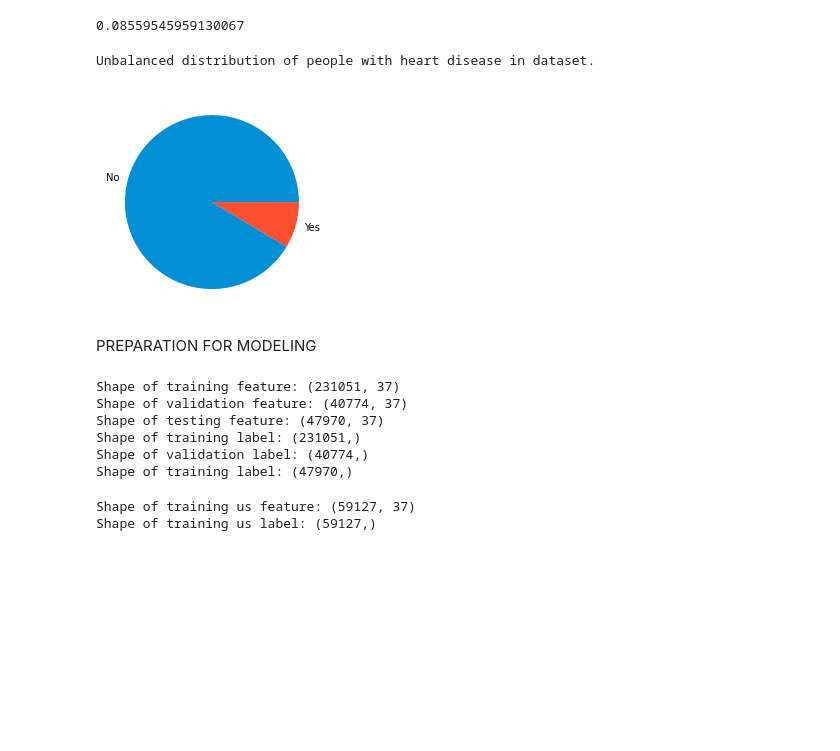
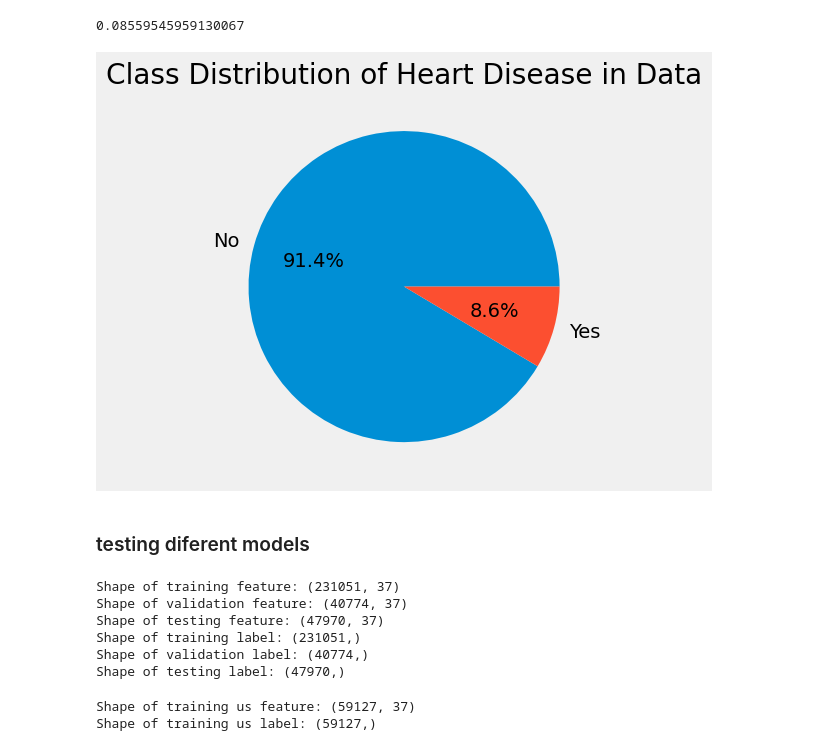
Before and after one commit to Krystkowiakk/Heart-Disease-Patients-Classification, a Jupyter notebook: Krystkowiak_Krystian_Project_4_Classification_on-Heart_Disease_Indicators.ipynb, the cells around one changed output. Cells and saved outputs as stored; diff of their text form; code cells hidden in the pictures; blank space fills up the shorter version.

```diff
--- a/Krystkowiak_Krystian_Project_4_Classification_on-Heart_Disease_Indicators.ipynb
+++ b/Krystkowiak_Krystian_Project_4_Classification_on-Heart_Disease_Indicators.ipynb
@@ -126,16 +128,18 @@ df.HeartDisease.mean()
 # %% [output]
 0.08559545959130067
-# %%
-print('Unbalanced distribution of people with heart disease in dataset.')
-plt.pie(df['HeartDisease'].value_counts(), labels = ['No', 'Yes'])
-plt.show()
-# %% [output]
-Unbalanced distribution of people with heart disease in dataset.
-[figure, removed]
+# %%
+counts = df['HeartDisease'].value_counts()
+labels = ['No', 'Yes']
+plt.pie(counts, labels = labels, autopct='%1.1f%%')
+plt.title("Class Distribution of Heart Disease in Data")
+plt.savefig('class_distribution.png')
+plt.show()
+# %% [output]
+[figure, added]
 # %%
 #considered feature engineering (combining smoking and drinking with physical activity or age did not bring visible results, proceeding to modelling
-# %% [markdown]
-PREPARATION FOR MODELING
+# %% [markdown]
+### testing diferent models
 # %%
 #Select Features
 X = df.drop(columns =['HeartDisease'], axis = 1)
@@ -149,17 +153,17 @@ X_trainval, X_test, y_trainval, y_test = train_test_split(X, y, shuffle = True,
 X_train, X_val, y_train, y_val = train_test_split(X_trainval, y_trainval, shuffle = True, test_size = .15, random_state = 42)
 
 
-print('Shape of training feature:', X_train.shape)
-print('Shape of validation feature:', X_val.shape)
-print('Shape of testing feature:', X_test.shape)
-print('Shape of training label:', y_train.shape)
-print('Shape of validation label:', y_val.shape)
-print('Shape of training label:', y_test.shape)
+print(f"Shape of training feature: {X_train.shape}")
+print(f"Shape of validation feature: {X_val.shape}")
+print(f"Shape of testing feature: {X_test.shape}")
+print(f"Shape of training label: {y_train.shape}")
+print(f"Shape of validation label: {y_val.shape}")
+print(f"Shape of testing label: {y_test.shape}")
 # %% [output]
 Shape of training feature: (231051, 37)
 Shape of validation feature: (40774, 37)
 Shape of testing feature: (47970, 37)
 Shape of training label: (231051,)
 Shape of validation label: (40774,)
-Shape of training label: (47970,)
+Shape of testing label: (47970,)
 # %%
```
Also changed, not shown: parts of 86 cells of this notebook.
